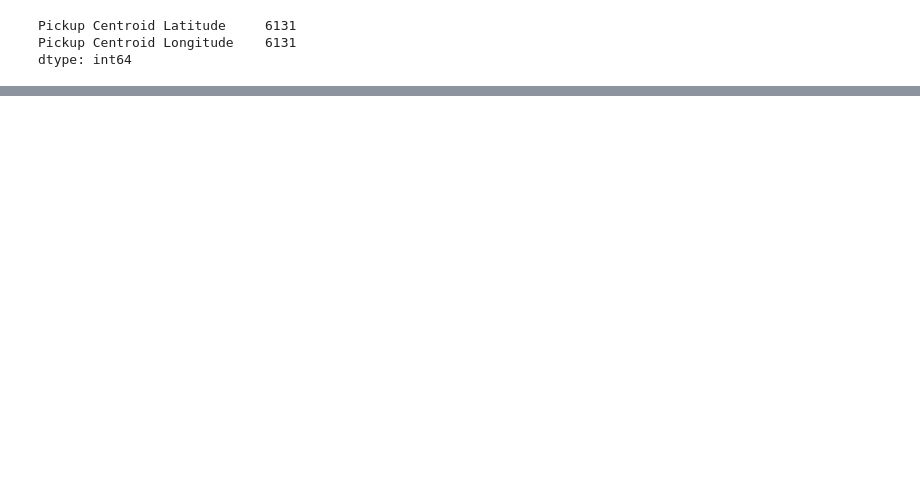
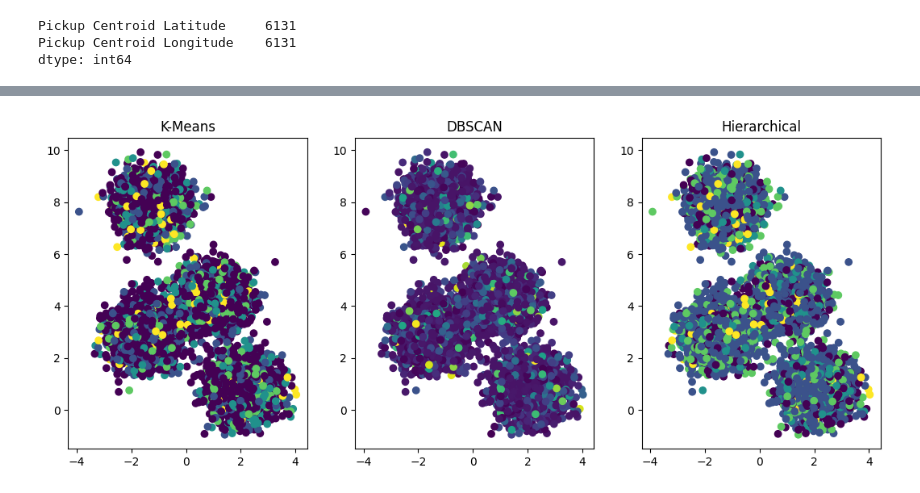
Before and after one commit to USFCA-CS663-Spring2024/kmeans-ruchamaslekar, a Jupyter notebook: Assignment 2 - Clustering.ipynb, the cells around one changed output, grey strips where cells are left out. Drawn from its saved outputs; the diff is of its cells as text; code cells hidden in the pictures; blank space fills up the shorter version.

```diff
--- a/Assignment 2 - Clustering.ipynb
+++ b/Assignment 2 - Clustering.ipynb
@@ -330,0 +319,3 @@ Kmeans_my_balanced.fit(X)
+# %%
+kmeans_label_4 = KMeans(n_clusters=4, init='k-means++')
+kmeans_label_4.fit(scaled_data)
@@ -330,0 +365,3 @@ Kmeans_my_balanced.fit(X)
+# %%
+kmeans_label_5 = KMeans(n_clusters=5, init='k-means++')
+kmeans_label_5.fit(scaled_data)
@@ -330,0 +379,6 @@ Kmeans_my_balanced.fit(X)
+# %%
+dbscan = DBSCAN(eps=0.1, min_samples=5)
+dbscan_labels = dbscan.fit_predict(scaled_data)
+dbscan_score = silhouette_score(scaled_data, dbscan_labels)
+
+print(f"DBSCAN Silhouette Score for taxi data with eps 0.1 and 5 samples : {dbscan_score}")
@@ -330,0 +399,6 @@ Kmeans_my_balanced.fit(X)
+# %%
+hierarchical = AgglomerativeClustering(n_clusters=5)
+hierarchical_labels = hierarchical.fit_predict(scaled_data)
+hierarchical_score = silhouette_score(scaled_data, hierarchical_labels)
+
+print(f"Hierarchical Silhouette Score: {hierarchical_score}")
@@ -330,0 +411,20 @@ Kmeans_my_balanced.fit(X)
+# %%
+plt.figure(figsize=(13, 5))
+
+X, _ = make_blobs(n_samples=10179, centers=4, cluster_std=0.60, random_state=0)
+
+plt.subplot(1, 3, 1)
+plt.scatter(X[:, 0], X[:, 1], c=kmeans_label_5.labels_, cmap='viridis')
+plt.title('K-Means')
+
+plt.subplot(1, 3, 2)
+plt.scatter(X[:, 0], X[:, 1], c=dbscan_labels, cmap='viridis')
+plt.title('DBSCAN')
+
+plt.subplot(1, 3, 3)
+plt.scatter(X[:, 0], X[:, 1], c=hierarchical_labels, cmap='viridis')
+plt.title('Hierarchical')
+
+plt.show()
+# %% [output]
+[figure, added]
```
Also changed, not shown: parts of 117 cells of this notebook.
